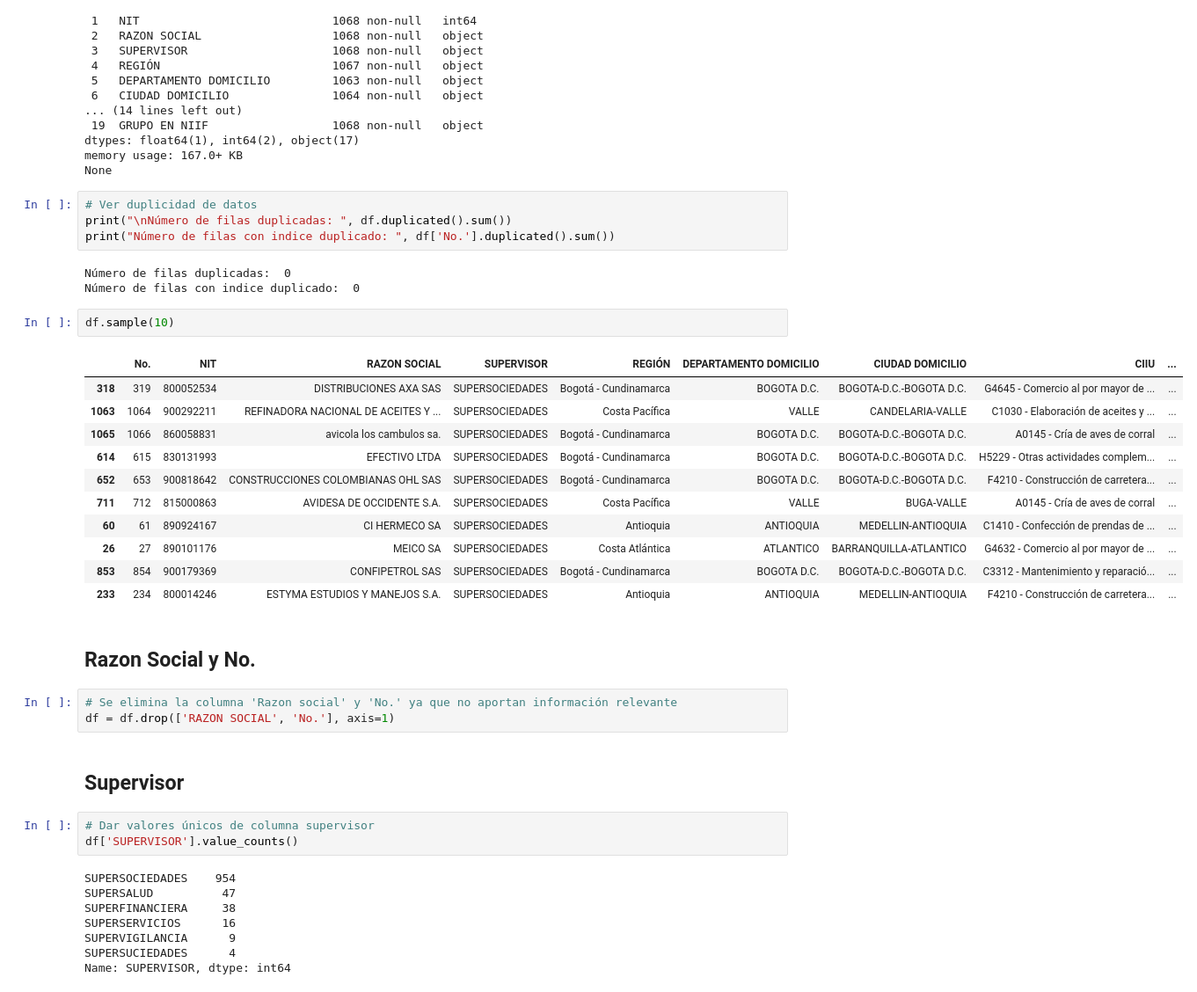
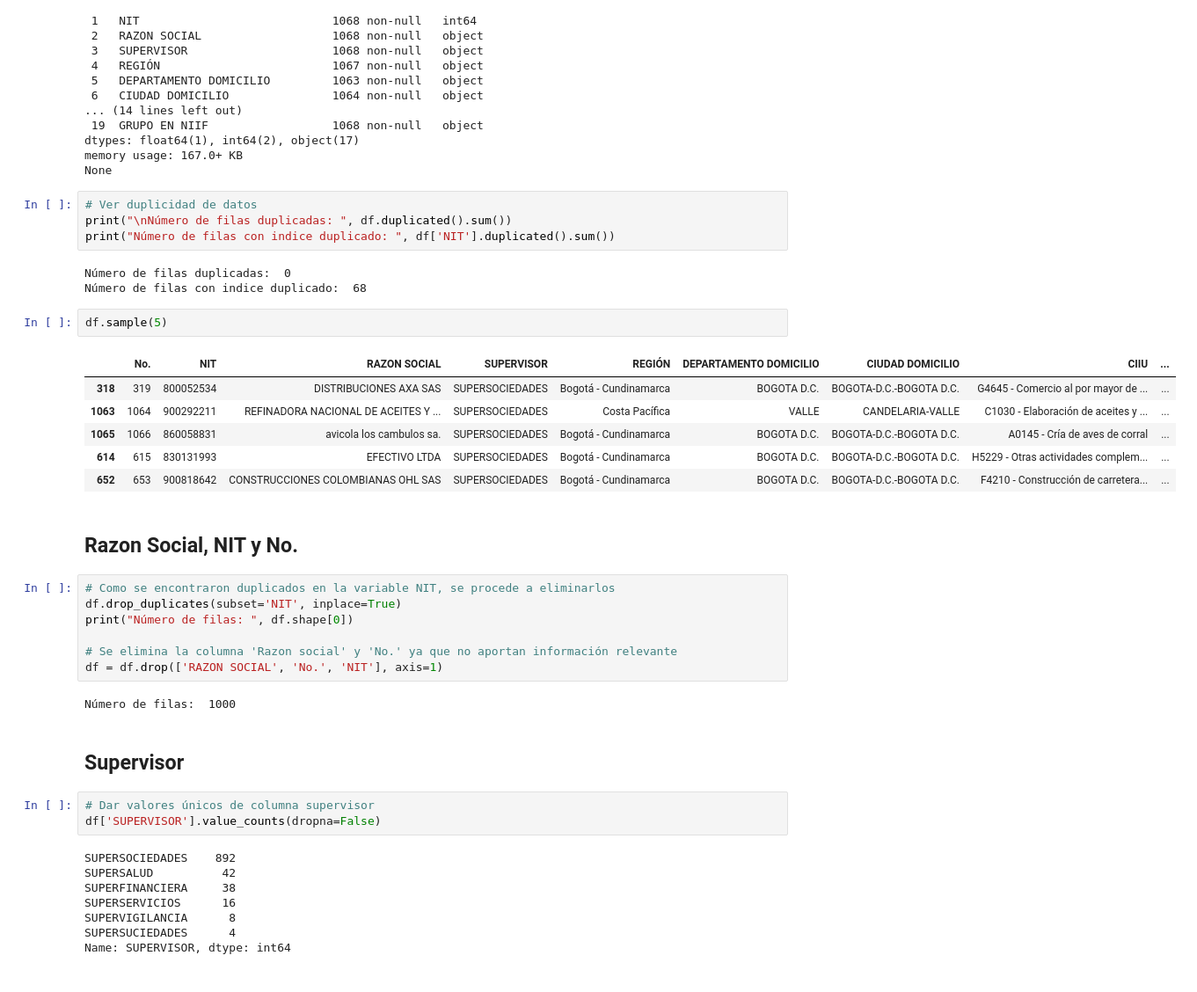
Before and after one commit to JESUSDAVIDBARRIOS/repo_labs_BI, a Jupyter notebook: lab2/entendimiento_limpieza.ipynb, the cells around one changed output. Shown: that part at 88% size. Saved outputs shown, nothing was run; the diff lists cells and outputs as text.

```diff
--- a/lab2/entendimiento_limpieza.ipynb
+++ b/lab2/entendimiento_limpieza.ipynb
@@ -109,39 +109,40 @@ None
 # %%
 # Ver duplicidad de datos
 print("\nNúmero de filas duplicadas: ", df.duplicated().sum())
-print("Número de filas con indice duplicado: ", df['No.'].duplicated().sum())
+print("Número de filas con indice duplicado: ", df['NIT'].duplicated().sum())
 # %% [output]
 Número de filas duplicadas:  0
-Número de filas con indice duplicado:  0
+Número de filas con indice duplicado:  68
 # %%
-df.sample(10)
+df.sample(5)
 # %% [output]
 |  | No. | NIT | RAZON SOCIAL | SUPERVISOR | REGIÓN | DEPARTAMENTO DOMICILIO | CIUDAD DOMICILIO | CIIU | ... |
 | 318 | 319 | 800052534 | DISTRIBUCIONES AXA SAS | SUPERSOCIEDADES | Bogotá - Cundinamarca | BOGOTA D.C. | BOGOTA-D.C.-BOGOTA D.C. | G4645 - Comercio al por mayor de ... | ... |
 | 1063 | 1064 | 900292211 | REFINADORA NACIONAL DE ACEITES Y ... | SUPERSOCIEDADES | Costa Pacífica | VALLE | CANDELARIA-VALLE | C1030 - Elaboración de aceites y ... | ... |
 | 1065 | 1066 | 860058831 | avicola los cambulos sa. | SUPERSOCIEDADES | Bogotá - Cundinamarca | BOGOTA D.C. | BOGOTA-D.C.-BOGOTA D.C. | A0145 - Cría de aves de corral | ... |
 | 614 | 615 | 830131993 | EFECTIVO LTDA | SUPERSOCIEDADES | Bogotá - Cundinamarca | BOGOTA D.C. | BOGOTA-D.C.-BOGOTA D.C. | H5229 - Otras actividades complem... | ... |
 | 652 | 653 | 900818642 | CONSTRUCCIONES COLOMBIANAS OHL SAS | SUPERSOCIEDADES | Bogotá - Cundinamarca | BOGOTA D.C. | BOGOTA-D.C.-BOGOTA D.C. | F4210 - Construcción de carretera... | ... |
-| 711 | 712 | 815000863 | AVIDESA DE OCCIDENTE S.A. | SUPERSOCIEDADES | Costa Pacífica | VALLE | BUGA-VALLE | A0145 - Cría de aves de corral | ... |
-| 60 | 61 | 890924167 | CI HERMECO SA | SUPERSOCIEDADES | Antioquia | ANTIOQUIA | MEDELLIN-ANTIOQUIA | C1410 - Confección de prendas de ... | ... |
-| 26 | 27 | 890101176 | MEICO SA | SUPERSOCIEDADES | Costa Atlántica | ATLANTICO | BARRANQUILLA-ATLANTICO | G4632 - Comercio al por mayor de ... | ... |
-| 853 | 854 | 900179369 | CONFIPETROL SAS | SUPERSOCIEDADES | Bogotá - Cundinamarca | BOGOTA D.C. | BOGOTA-D.C.-BOGOTA D.C. | C3312 - Mantenimiento y reparació... | ... |
-| 233 | 234 | 800014246 | ESTYMA ESTUDIOS Y MANEJOS S.A. | SUPERSOCIEDADES | Antioquia | ANTIOQUIA | MEDELLIN-ANTIOQUIA | F4210 - Construcción de carretera... | ... |
 # %% [markdown]
-## Razon Social y No.
+## Razon Social, NIT y No.
 # %%
+# Como se encontraron duplicados en la variable NIT, se procede a eliminarlos
+df.drop_duplicates(subset='NIT', inplace=True)
+print("Número de filas: ", df.shape[0])
+
 # Se elimina la columna 'Razon social' y 'No.' ya que no aportan información relevante
-df = df.drop(['RAZON SOCIAL', 'No.'], axis=1)
+df = df.drop(['RAZON SOCIAL', 'No.', 'NIT'], axis=1)
+# %% [output]
+Número de filas:  1000
 # %% [markdown]
 ## Supervisor
 # %%
 # Dar valores únicos de columna supervisor
-df['SUPERVISOR'].value_counts()
+df['SUPERVISOR'].value_counts(dropna=False)
 # %% [output]
-SUPERSOCIEDADES    954
-SUPERSALUD          47
+SUPERSOCIEDADES    892
+SUPERSALUD          42
 SUPERFINANCIERA     38
 SUPERSERVICIOS      16
-SUPERVIGILANCIA      9
+SUPERVIGILANCIA      8
 SUPERSUCIEDADES      4
 Name: SUPERVISOR, dtype: int64
```
Also changed, not shown: parts of 26 cells of this notebook.
